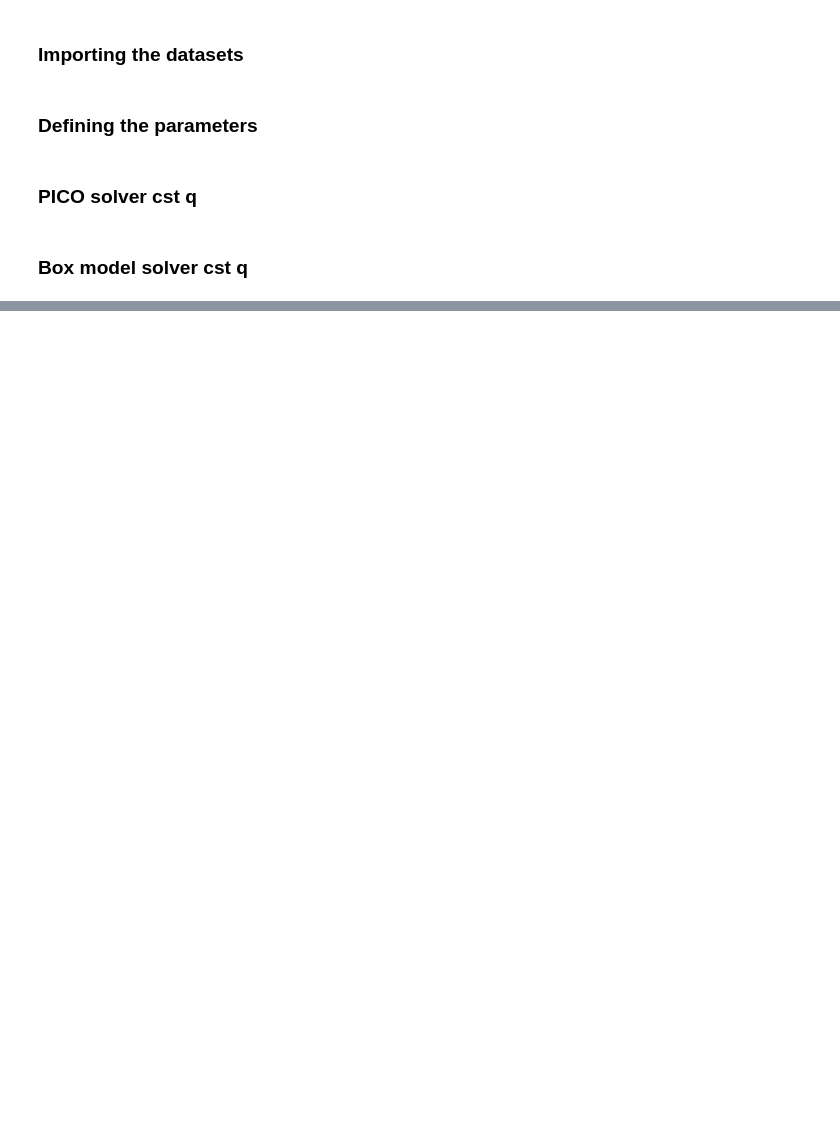
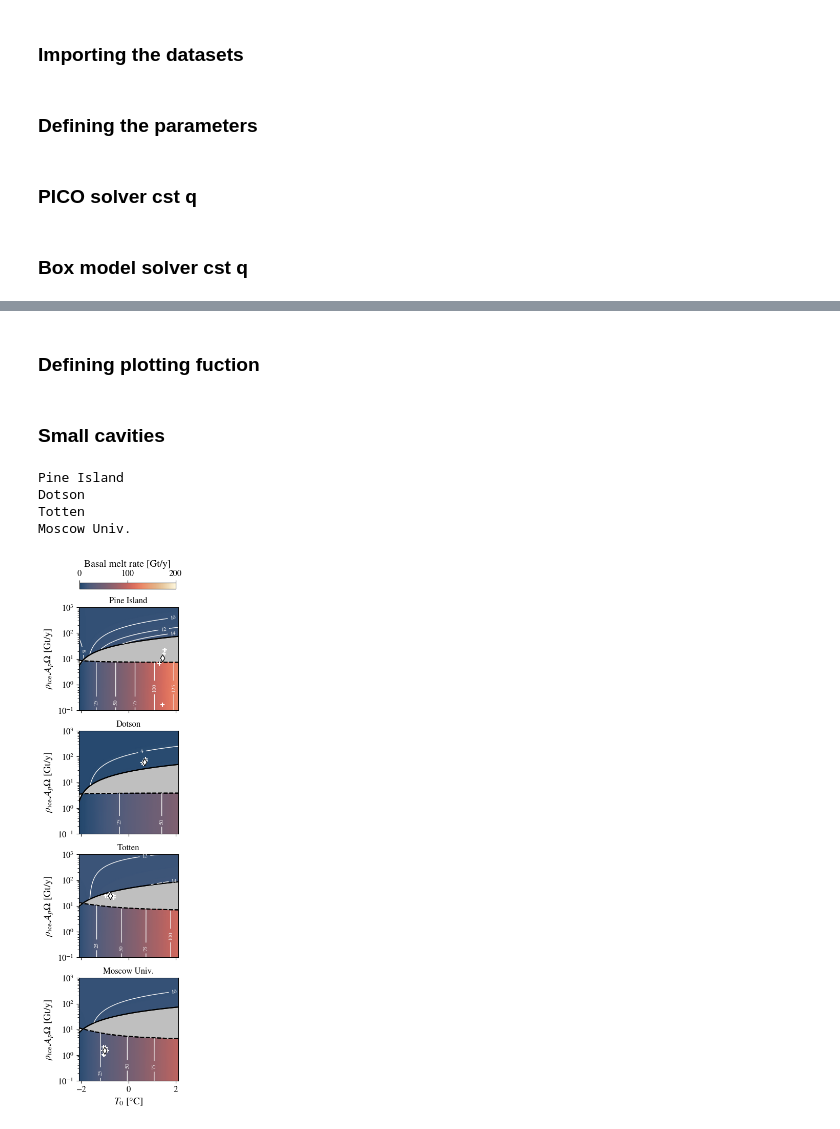
Before and after one commit to lsaddier/Low-Dimensionnal-Model-2025, a Jupyter notebook: SI/Constant_q.ipynb, the cells around one changed output, grey strips where cells are left out. Drawn from its saved outputs; the diff is of its cells as text; code cells hidden in the pictures; blank space fills up the shorter version.

```diff
--- a/SI/Constant_q.ipynb
+++ b/SI/Constant_q.ipynb
@@ -368,0 +195,2 @@ Moscow Univ.
+# %% [markdown]
+### Defining plotting fuction
@@ -368,0 +357,30 @@ Moscow Univ.
+# %% [markdown]
+### Small cavities
+# %%
+# Warning if computation take to much time, maybe the algotithm can't find some fixed point. Just launch it again because no convergence is tackle with a random walk exploration of the phase space
+np.random.seed(0) # this seed works well here
+
+index_list = [66,52,48,33]
+name_list = ['Pine Island', 'Dotson', 'Totten', 'Moscow Univ.']
+kmax = 4-1
+vmax = 200 #Gt/y
+levels_c = np.arange(0,20,2)
+levels_d = np.arange(0,200,25)
+height_cbar = 0.01
+bottom_cbar = 0.91
+
+q_used_list = np.array([0.21,0.05,0.1,0.1])*1e6 #m^3/s
+
+fig, ax = plt.subplots(4,1,figsize=(2.5,12),sharex=True, sharey=True,)
+
+
+plot_column()
+
+plt.savefig('Figures/Constant_q_small.png',dpi=300,format="png", bbox_inches = 'tight')
+plt.show()
+# %% [output]
+Pine Island
+Dotson
+Totten
+Moscow Univ.
+[figure, added]
```
Also changed, not shown: parts of 7 cells of this notebook, 14 other files.
